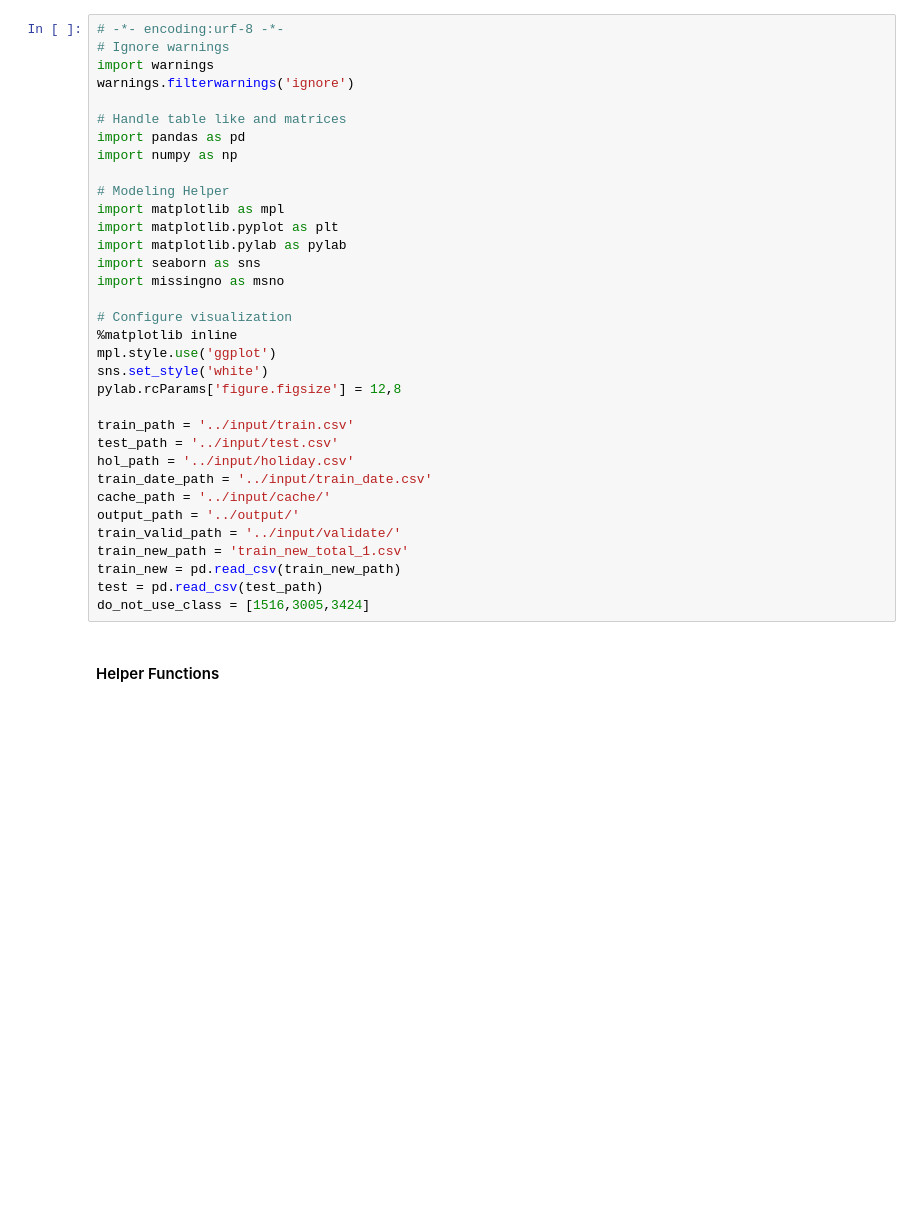
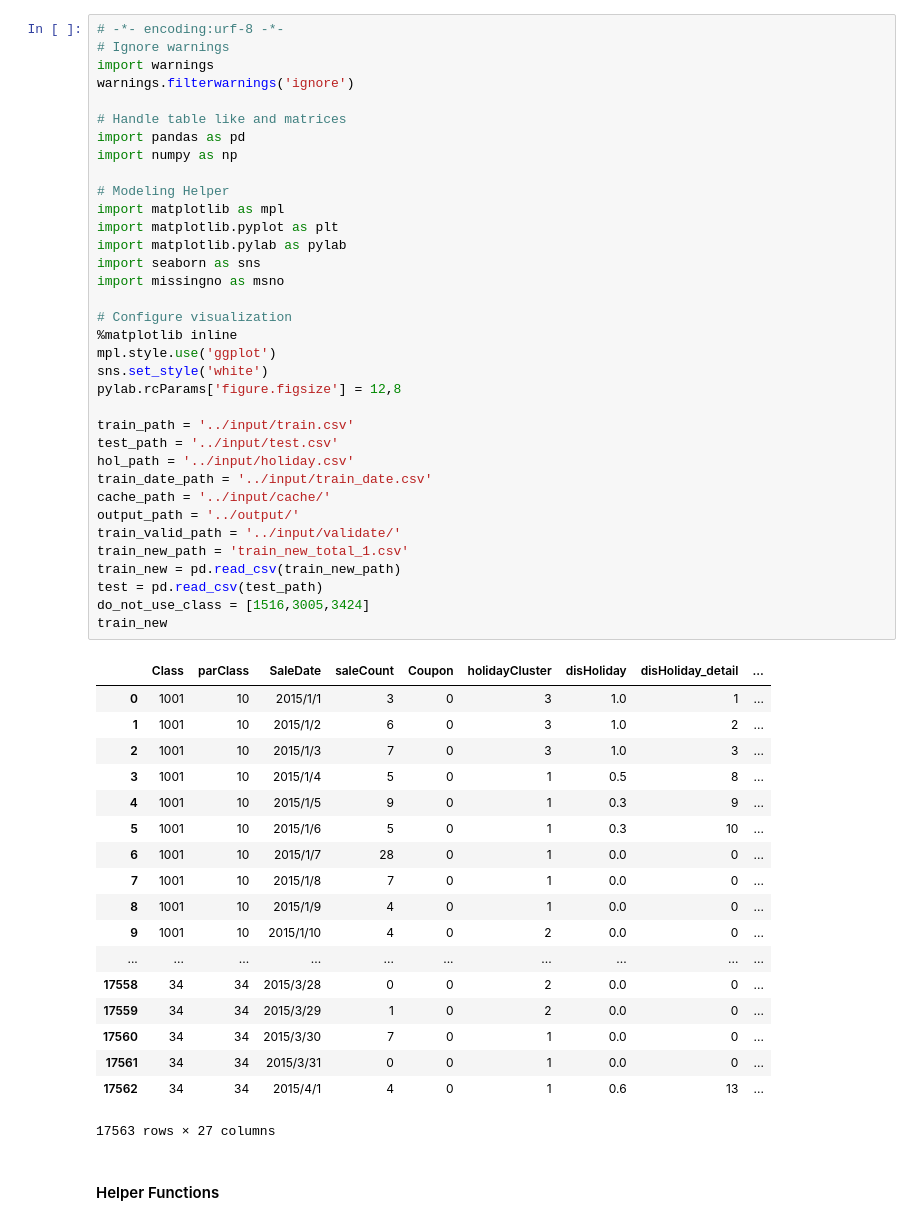
Before and after one commit to dereksjtu/MachineLearning_Matches, a Jupyter notebook: supermarket/prj/code/EDA_classify_supermarket.ipynb, the cells around one changed output. Drawn from its saved outputs; the diff is of its cells as text; blank space fills up the shorter version.

```diff
--- a/supermarket/prj/code/EDA_classify_supermarket.ipynb
+++ b/supermarket/prj/code/EDA_classify_supermarket.ipynb
@@ -5,33 +5,53 @@ import warnings
 warnings.filterwarnings('ignore')
 
 # Handle table like and matrices
 import pandas as pd
 import numpy as np
 
 # Modeling Helper
 import matplotlib as mpl
 import matplotlib.pyplot as plt
 import matplotlib.pylab as pylab
 import seaborn as sns
 import missingno as msno
 
 # Configure visualization
 %matplotlib inline
 mpl.style.use('ggplot')
 sns.set_style('white')
 pylab.rcParams['figure.figsize'] = 12,8
 
 train_path = '../input/train.csv'
 test_path = '../input/test.csv'
 hol_path = '../input/holiday.csv'
 train_date_path = '../input/train_date.csv'
 cache_path = '../input/cache/'
 output_path = '../output/'
 train_valid_path = '../input/validate/'
 train_new_path = 'train_new_total_1.csv'
 train_new = pd.read_csv(train_new_path)
 test = pd.read_csv(test_path)
 do_not_use_class = [1516,3005,3424]
+train_new
+# %% [output]
+|  | Class | parClass | SaleDate | saleCount | Coupon | holidayCluster | disHoliday | disHoliday_detail | ... |
+| 0 | 1001 | 10 | 2015/1/1 | 3 | 0 | 3 | 1.0 | 1 | ... |
+| 1 | 1001 | 10 | 2015/1/2 | 6 | 0 | 3 | 1.0 | 2 | ... |
+| 2 | 1001 | 10 | 2015/1/3 | 7 | 0 | 3 | 1.0 | 3 | ... |
+| 3 | 1001 | 10 | 2015/1/4 | 5 | 0 | 1 | 0.5 | 8 | ... |
+| 4 | 1001 | 10 | 2015/1/5 | 9 | 0 | 1 | 0.3 | 9 | ... |
+| 5 | 1001 | 10 | 2015/1/6 | 5 | 0 | 1 | 0.3 | 10 | ... |
+| 6 | 1001 | 10 | 2015/1/7 | 28 | 0 | 1 | 0.0 | 0 | ... |
+| 7 | 1001 | 10 | 2015/1/8 | 7 | 0 | 1 | 0.0 | 0 | ... |
+| 8 | 1001 | 10 | 2015/1/9 | 4 | 0 | 1 | 0.0 | 0 | ... |
+| 9 | 1001 | 10 | 2015/1/10 | 4 | 0 | 2 | 0.0 | 0 | ... |
+| ... | ... | ... | ... | ... | ... | ... | ... | ... | ... |
+| 17558 | 34 | 34 | 2015/3/28 | 0 | 0 | 2 | 0.0 | 0 | ... |
+| 17559 | 34 | 34 | 2015/3/29 | 1 | 0 | 2 | 0.0 | 0 | ... |
+| 17560 | 34 | 34 | 2015/3/30 | 7 | 0 | 1 | 0.0 | 0 | ... |
+| 17561 | 34 | 34 | 2015/3/31 | 0 | 0 | 1 | 0.0 | 0 | ... |
+| 17562 | 34 | 34 | 2015/4/1 | 4 | 0 | 1 | 0.6 | 13 | ... |
+17563 rows × 27 columns
 # %% [markdown]
 #### Helper Functions
 # %%
```
Also changed, not shown: parts of 9 cells of this notebook, 1 other file.
